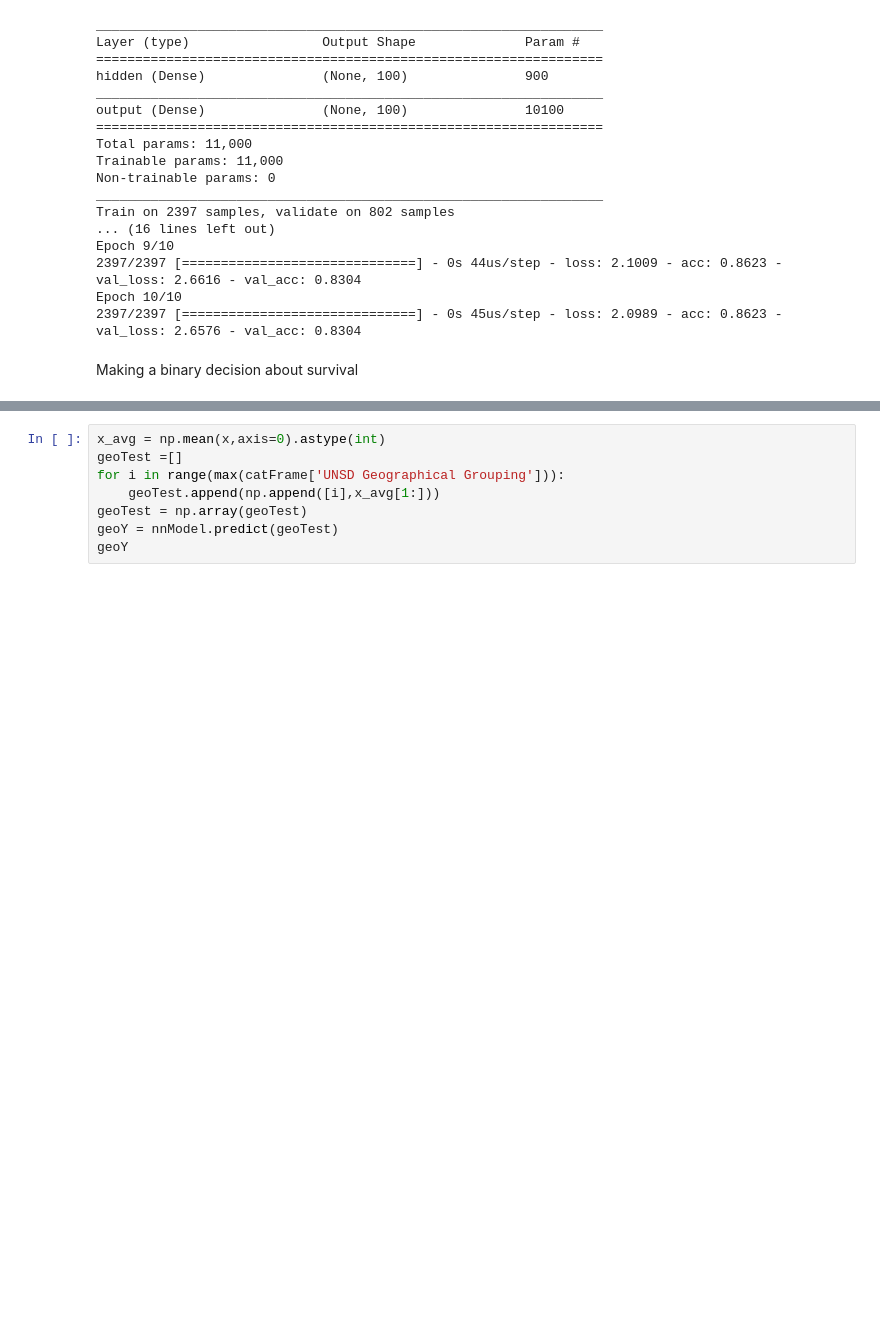
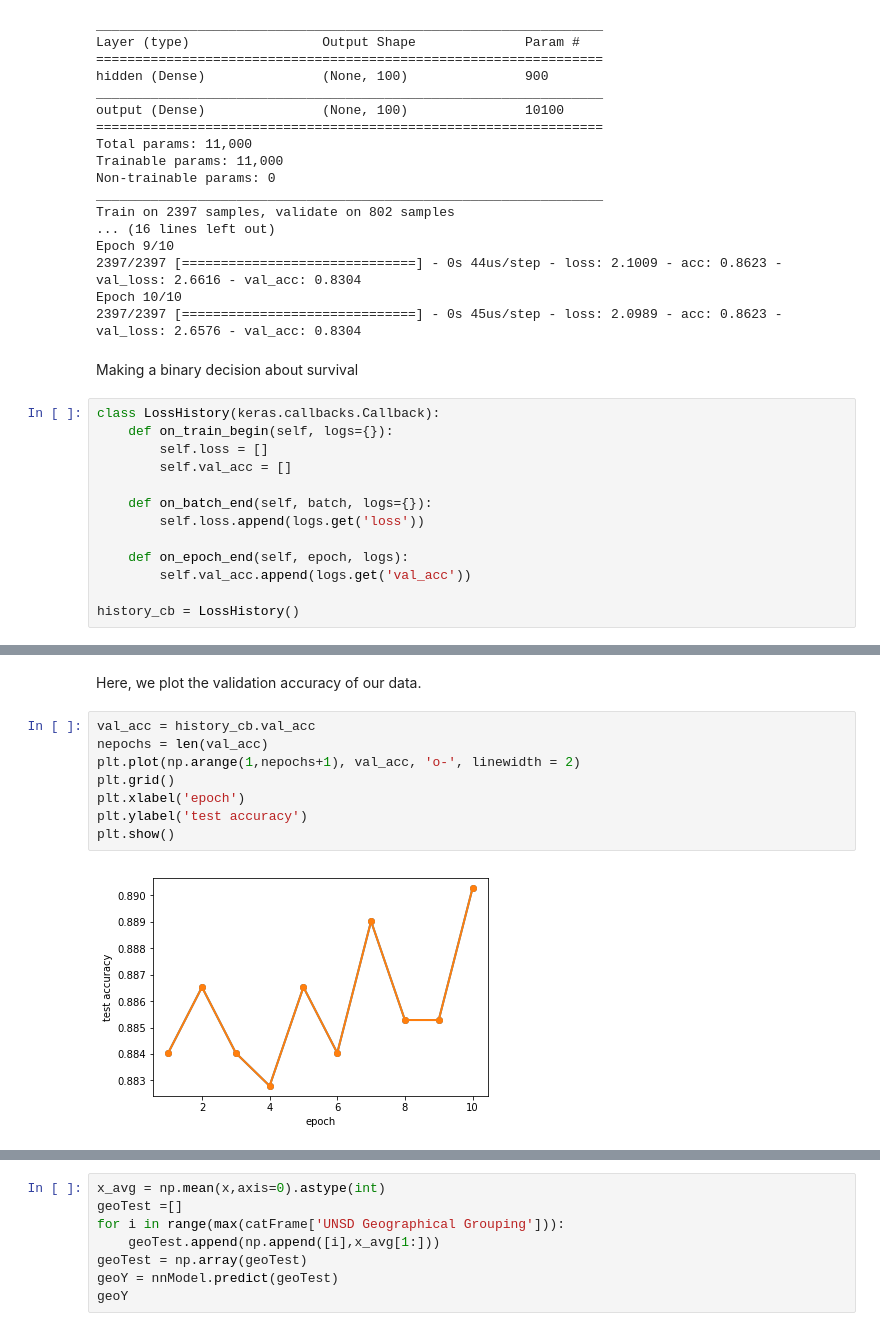
Before and after one commit to aidancollins13/introml_project_fall2017, a Jupyter notebook: writeup.ipynb, the cells around one changed output, grey strips where cells are left out. Saved outputs shown, nothing was run; the diff lists cells and outputs as text; blank space fills up the shorter version.

Commit message:
displays loss history

```diff
--- a/writeup.ipynb
+++ b/writeup.ipynb
@@ -312,6 +312,19 @@ Epoch 10/10
 2397/2397 [==============================] - 0s 45us/step - loss: 2.0989 - acc: 0.8623 - val_loss: 2.6576 - val_acc: 0.8304
 # %% [markdown]
 Making a binary decision about survival
+# %%
+class LossHistory(keras.callbacks.Callback):
+    def on_train_begin(self, logs={}):
+        self.loss = []
+        self.val_acc = []
+
+    def on_batch_end(self, batch, logs={}):
+        self.loss.append(logs.get('loss'))
+
+    def on_epoch_end(self, epoch, logs):
+        self.val_acc.append(logs.get('val_acc'))
+
+history_cb = LossHistory()
 # %%
 def nn(dataframe):
     y = np.array(pd.to_numeric(dataframe['Number of survivors']) / dataframe['total people'].fillna(0) > .5).astype(int)
@@ -370,0 +384,12 @@ Epoch 10/10
+# %% [markdown]
+Here, we plot the validation accuracy of our data.
+# %%
+val_acc = history_cb.val_acc
+nepochs = len(val_acc)
+plt.plot(np.arange(1,nepochs+1), val_acc, 'o-', linewidth = 2)
+plt.grid()
+plt.xlabel('epoch')
+plt.ylabel('test accuracy')
+plt.show()
+# %% [output]
+[figure, added]
```
Also changed, not shown: parts of 5 cells of this notebook.
